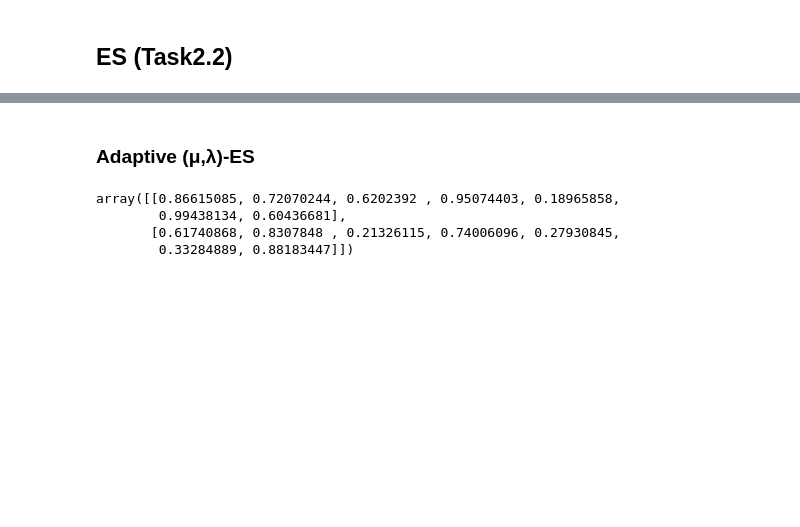
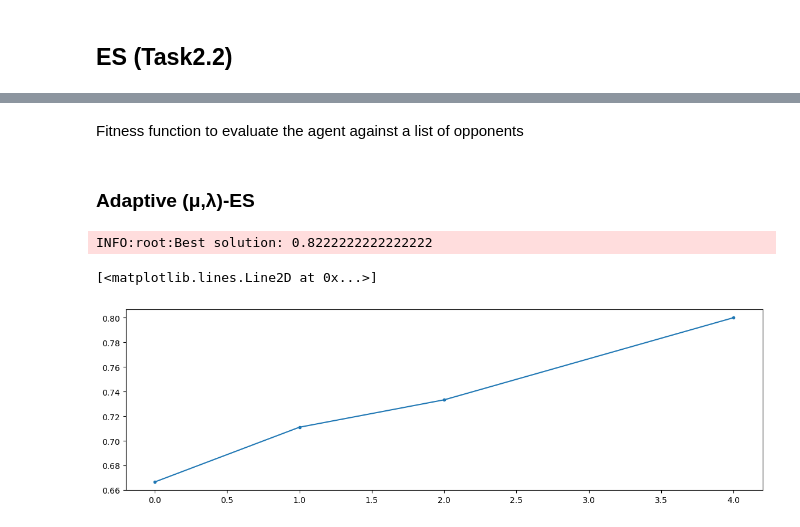
Before and after one commit to dimi-it/computational-intelligence, a Jupyter notebook: lab2/lab2-nim.ipynb, the cells around one changed output, grey strips where cells are left out. Saved outputs shown, nothing was run; the diff lists cells and outputs as text; code cells hidden in the pictures; blank space fills up the shorter version.

```diff
--- a/lab2/lab2-nim.ipynb
+++ b/lab2/lab2-nim.ipynb
@@ -212,0 +233,2 @@ rules = [empty_lower, empty_greater, leave_one_to_lower, leave_one_to_greater, r
+# %% [markdown]
+Fitness function to evaluate the agent against a list of opponents
@@ -213,50 +247,51 @@ rules = [empty_lower, empty_greater, leave_one_to_lower, leave_one_to_greater, r
 # %% [markdown]
 ### Adaptive (μ,λ)-ES
-# %%
-class Agent:
-    def __init__(self, rules_probability, rules):
-        self.rules_probability = rules_probability / sum(rules_probability)
-        self.rules = rules
-
-    def move(self, state: Nim) -> Nimply:
-        while True:
-            rule = np.random.multinomial(self.rules_probability, 1)
-            out = rule(state)
-            if out is not None:
-                return out
-# %%
-def fitness(agent):
-    match = Match(5, agent, optimal)
-    result = match.play(starting_player=random.randint(0, 1))
-    if result
 # %%
-population_len = 2 #u
-offspring_len = 4 #lambda
+population_len = 15 #u
+offspring_len = 100 #lambda
 mu = 0.5
 dimensions = len(rules) + 1
-generations = 1_000_000 // offspring_len
+generations = 200 #1_000_000 // offspring_len
 
 population = np.random.random((population_len, dimensions))
 best_fitness = None
+best_offspring = None
 history = list()
 
-#for gen in range(generations):
-offspring = population[np.random.randint(0, population_len, size=(offspring_len, ))]
+for gen in tqdm(range(generations)):
+    offspring = population[np.random.randint(0, population_len, size=(offspring_len, ))]
 
-#mutate mu
-offspring[:, -1] = np.random.normal(
-        loc=offspring[:, -1], scale=0.2
-    )
-offspring[offspring[:, -1] < 1e-5, -1] = 1e-5
+    #mutate mu
+    offspring[:, -1] = np.random.normal(
+            loc=offspring[:, -1], scale=0.2
+        )
+    #clamp the value of mu at 1e-5 (value of mu to low are not useful because lead to no mutation)
+    offspring[offspring[:, -1] < 1e-5, -1] = 1e-5
 
-#mutate values
-offspring[:, 0:-1] = np.random.normal(
-        loc=offspring[:, 0:-1], scale=offspring[:, -1].reshape(-1, 1)
-    )
+    #mutate values
+    offspring[:, 0:-1] = np.random.normal(
+            loc=offspring[:, 0:-1], scale=offspring[:, -1].reshape(-1, 1)
+        )
+    #clamp the value of the values at 1e-5 (values lower than 0 are not valid probability)
+    offspring[offspring < 1e-5] = 1e-5
+
+    fit = np.array([fitness(Agent(offspring[i, 0:-1], rules)) for i in range(population_len)])
+    offspring = offspring[fit.argsort()]
+
+    if best_fitness is None or best_fitness < np.max(fit):
+            best_fitness = np.max(fit)
+            best_offspring = offspring[0,:-1]
+            history.append((gen, best_fitness))
+    population = np.copy(offspring[-population_len:])
+
+logging.info(
+    f"Best solution: {history[len(history) - 1][1]}"
+)
+
+history = np.array(history[:-1])
+plt.figure(figsize=(14, 4))
+plt.plot(history[:, 0], history[:, 1], marker=".")
+# %% [output]
+INFO:root:Best solution: 0.8222222222222222
+[<matplotlib.lines.Line2D at 0x...>]
+[figure, added]
-# %%
-population
-# %% [output]
-array([[0.86615085, 0.72070244, 0.6202392 , 0.95074403, 0.18965858,
-        0.99438134, 0.60436681],
-       [0.61740868, 0.8307848 , 0.21326115, 0.74006096, 0.27930845,
-        0.33284889, 0.88183447]])
```
Also changed, not shown: parts of 14 cells of this notebook.
